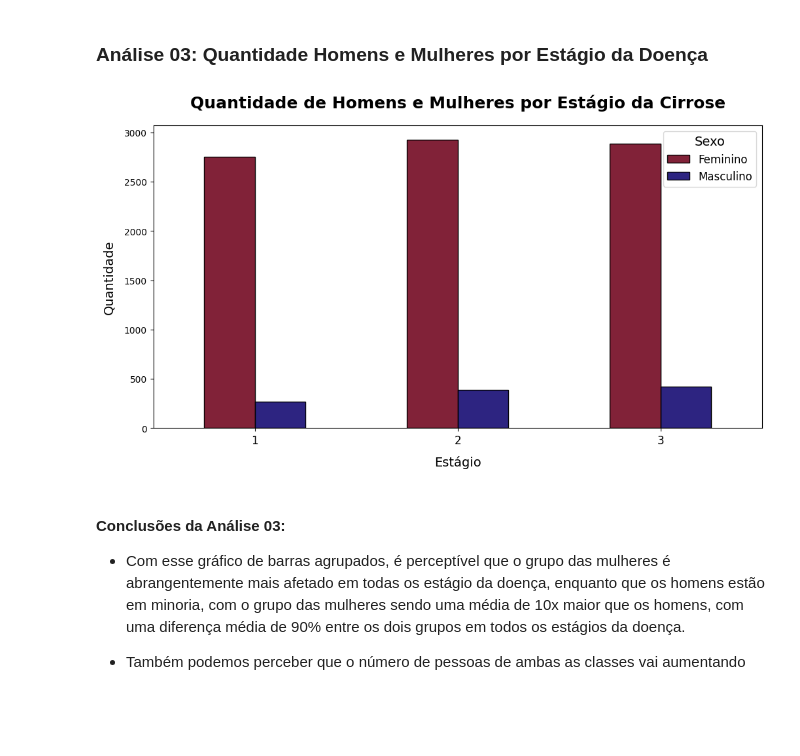
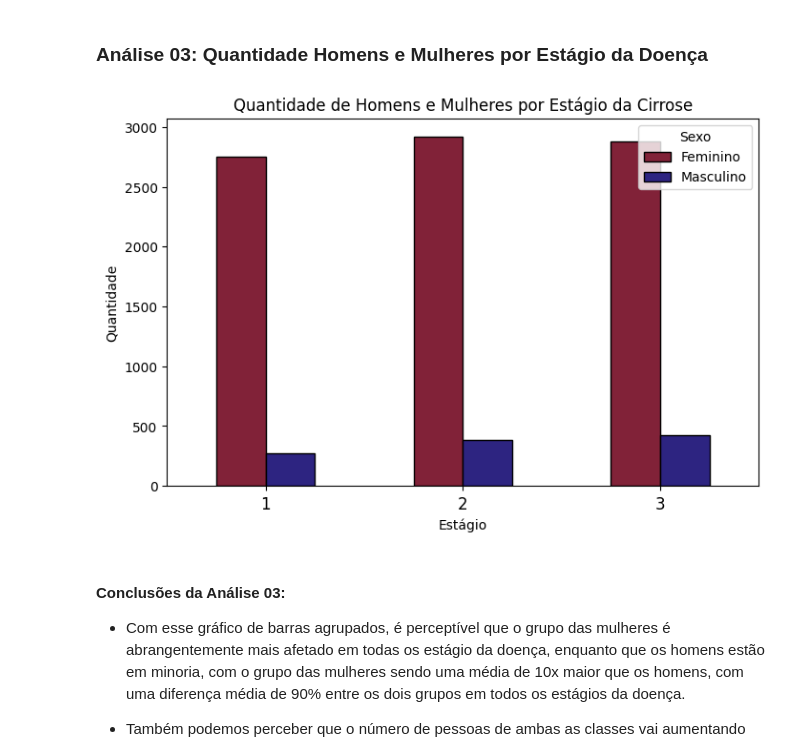
Before and after one commit to rodrigo0567/Cirrosifier-TRAINEES1, a Jupyter notebook: notebooks/eda_categoricos.ipynb, the cells around one changed output. Cells and saved outputs as stored; diff of their text form; code cells hidden in the pictures; blank space fills up the shorter version.

```diff
--- a/notebooks/eda_categoricos.ipynb
+++ b/notebooks/eda_categoricos.ipynb
@@ -142,20 +142,20 @@ plt.show()
 # %%
 # Agrupando os dados
 grouped_data = df_cirrose.groupby(['Estágio', 'Sexo']).size().unstack()
 
-fig, ax = plt.subplots(figsize=(12, 6))
+fig, ax = plt.subplots(figsize=(8, 5))
 colors = ['#812238', '#2d2481']
 
 grouped_data.plot(kind='bar', ax=ax, color=colors, edgecolor='black')
-plt.title('Quantidade de Homens e Mulheres por Estágio da Cirrose', fontsize=18, fontweight='bold', pad=20)
-plt.xlabel('Estágio', fontsize=14, labelpad=10)
-plt.ylabel('Quantidade', fontsize=14, labelpad=10)
-plt.legend(title='Sexo', labels=['Feminino', 'Masculino'], fontsize=12, title_fontsize=14)
+plt.title('Quantidade de Homens e Mulheres por Estágio da Cirrose')
+plt.xlabel('Estágio')
+plt.ylabel('Quantidade')
+plt.legend(title='Sexo', labels=['Feminino', 'Masculino'])
 ax.set_xticklabels(ax.get_xticklabels(), rotation=0, ha='center', fontsize=12)
 
 plt.show()
 # %% [output]
-[figure, old version]
+[figure, new version]
 # %% [markdown]
 #### Conclusões da Análise 03:
 * Com esse gráfico de barras agrupados, é perceptível que o grupo das mulheres é abrangentemente mais afetado em todas os estágio da doença, enquanto que os homens estão em minoria, com o grupo das mulheres sendo uma média de 10x maior que os homens, com uma diferença média de 90% entre os dois grupos em todos os estágios da doença.
```
Also changed, not shown: parts of 3 cells of this notebook.
